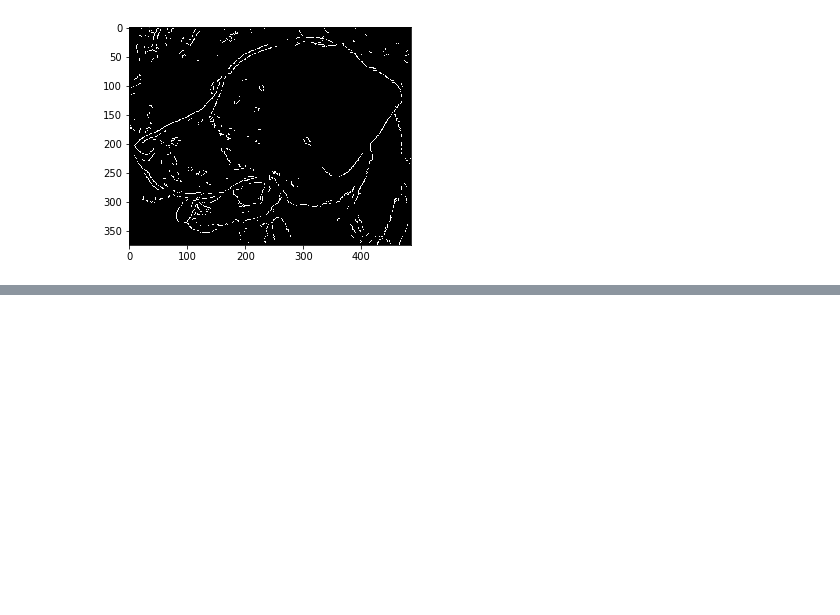
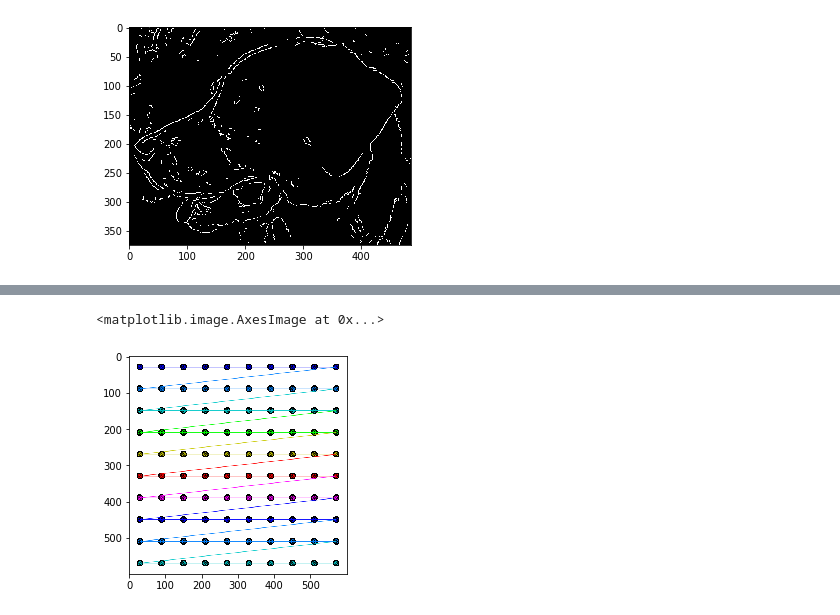
Before and after one commit to fares-ds/Computer_Vision_with_OpenCV_and_TensorFlow, a Jupyter notebook: Object_Detection.ipynb, the cells around one changed output, grey strips where cells are left out. Drawn from its saved outputs; the diff is of its cells as text; code cells hidden in the pictures; blank space fills up the shorter version.

```diff
--- a/Object_Detection.ipynb
+++ b/Object_Detection.ipynb
@@ -244,0 +276,7 @@ plt.imshow(edges, cmap='gray')
+# %%
+found, corners = cv2.findCirclesGrid(dots, (10, 10), cv2.CALIB_CB_SYMMETRIC_GRID)
+cv2.drawChessboardCorners(dots, (10, 10), corners, found)
+plt.imshow(dots)
+# %% [output]
+<matplotlib.image.AxesImage at 0x...>
+[figure, added]
```
Also changed, not shown: parts of 5 cells of this notebook.
